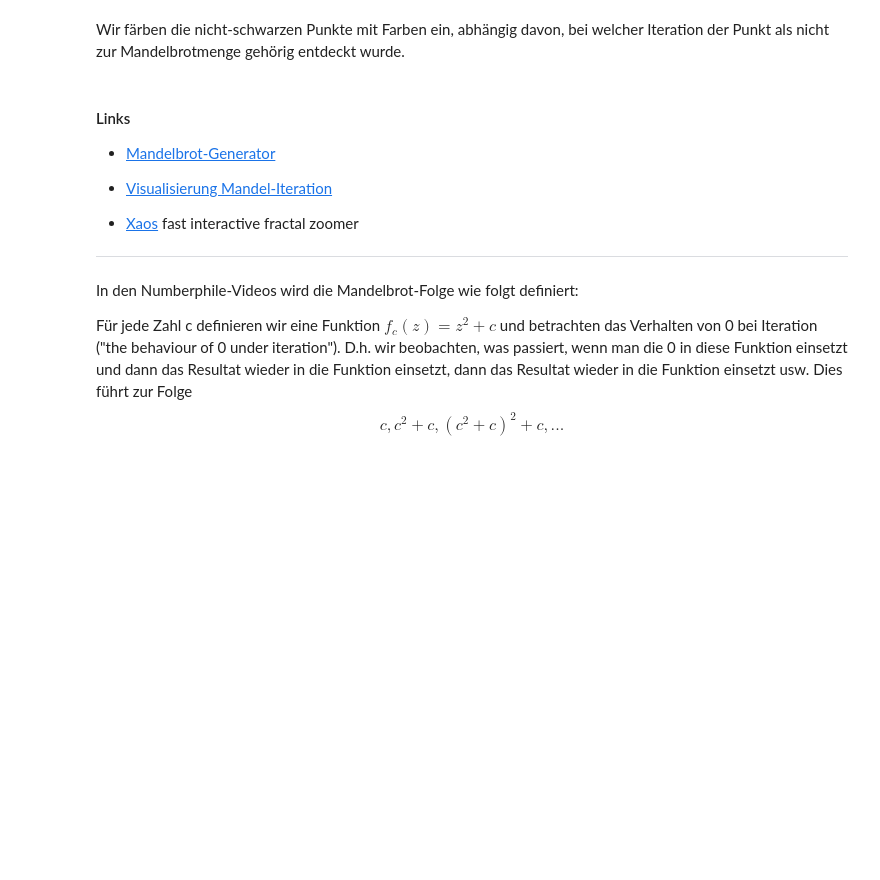
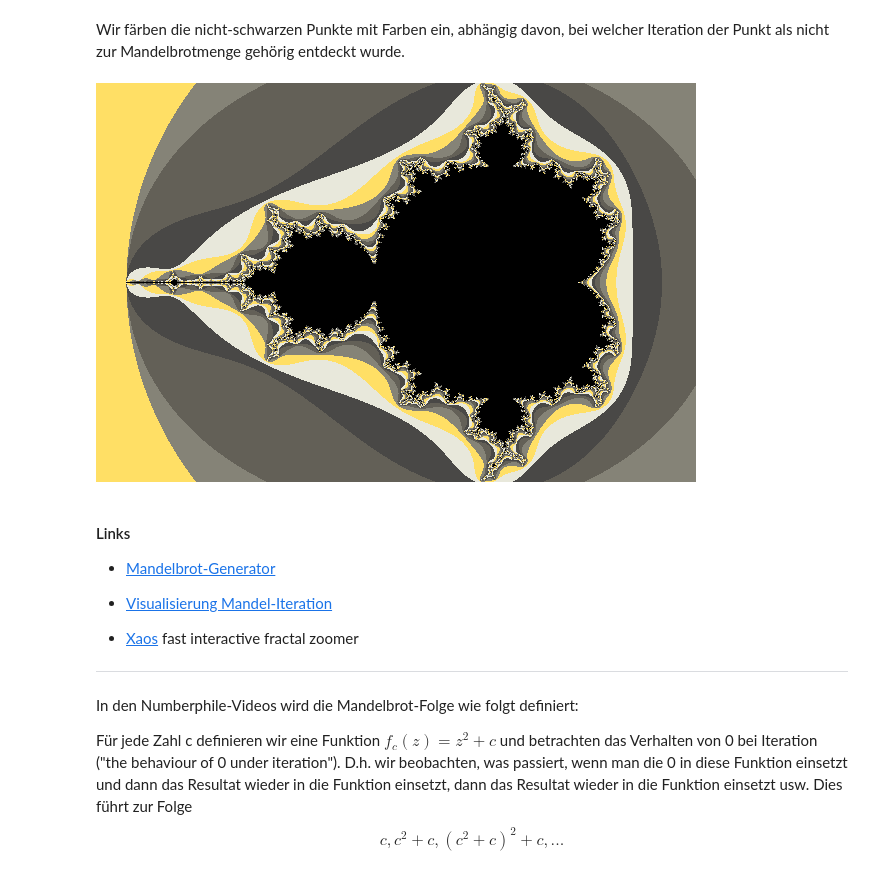
Before and after one commit to ktheu/InfoKurs, a Jupyter notebook: Mandelbrot/mandelbrot.ipynb, the cells around one changed output. Drawn from its saved outputs; the diff is of its cells as text; code cells hidden in the pictures; blank space fills up the shorter version.

```diff
--- a/Mandelbrot/mandelbrot.ipynb
+++ b/Mandelbrot/mandelbrot.ipynb
@@ -294,23 +202,23 @@ gehörig entdeckt wurde.
 # %%
 farben = [(232, 232, 219),(255, 223, 101),(133, 131, 119),(99, 96, 87),(73, 72, 70)];
 N = 30
 Nx = 600                           # Anzahl Punkte in x-Richtung
 Ny = int(Nx * hoehe/breite)        # Anzahl Punkte in y-Richtung
 
 img = Image.new('RGB', (Nx,Ny), "white")
 pixels = img.load()
 
 
 import numpy as np
 for xi,x in enumerate(np.linspace(x0,x1,Nx)):
     for yi,y in enumerate(np.linspace(y0,y1,Ny)):
-        if xi == 100 and yi == 50:
-            print(x,y)
         z = x + 1j*y
         mz = mandelzahl(z,N)
         if mz < 0:
             pixels[xi,yi] = 0
         else:
             pixels[xi,yi] = farben[mz%len(farben)]
 
 display(img)
+# %% [output]
+[figure, added]
```
Also changed, not shown: parts of 21 cells of this notebook, 4 other files.
